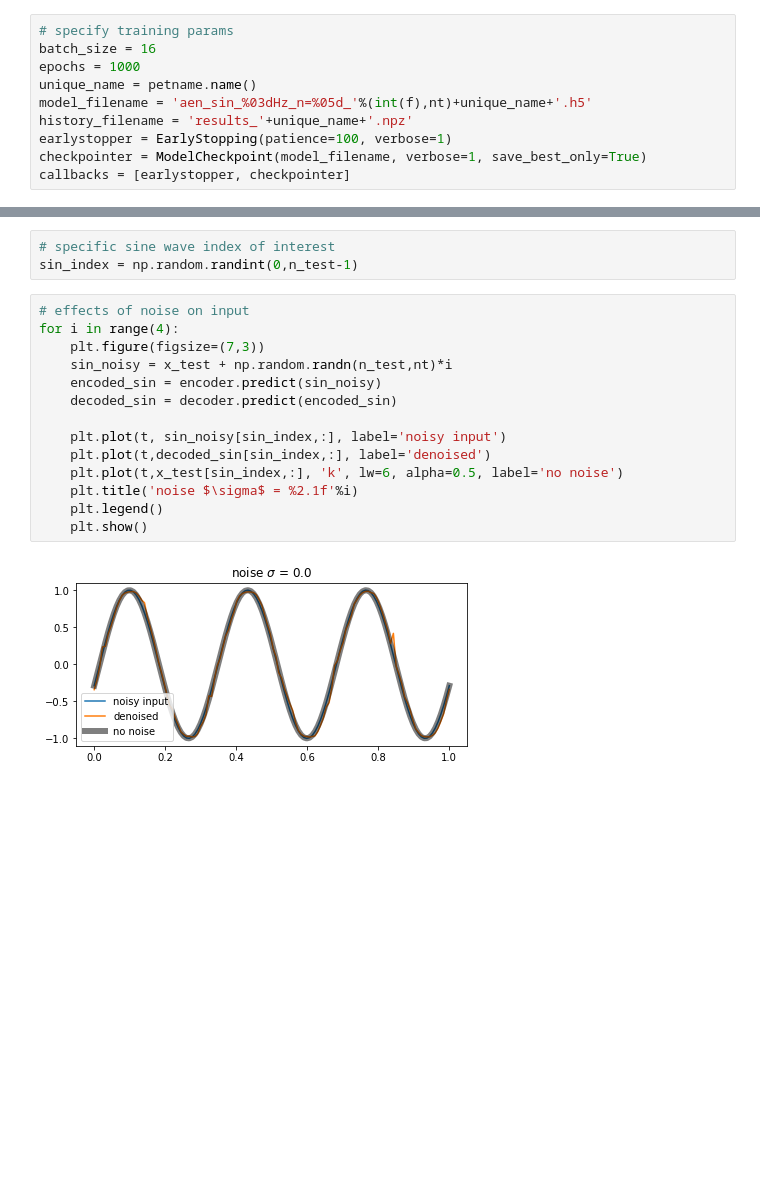
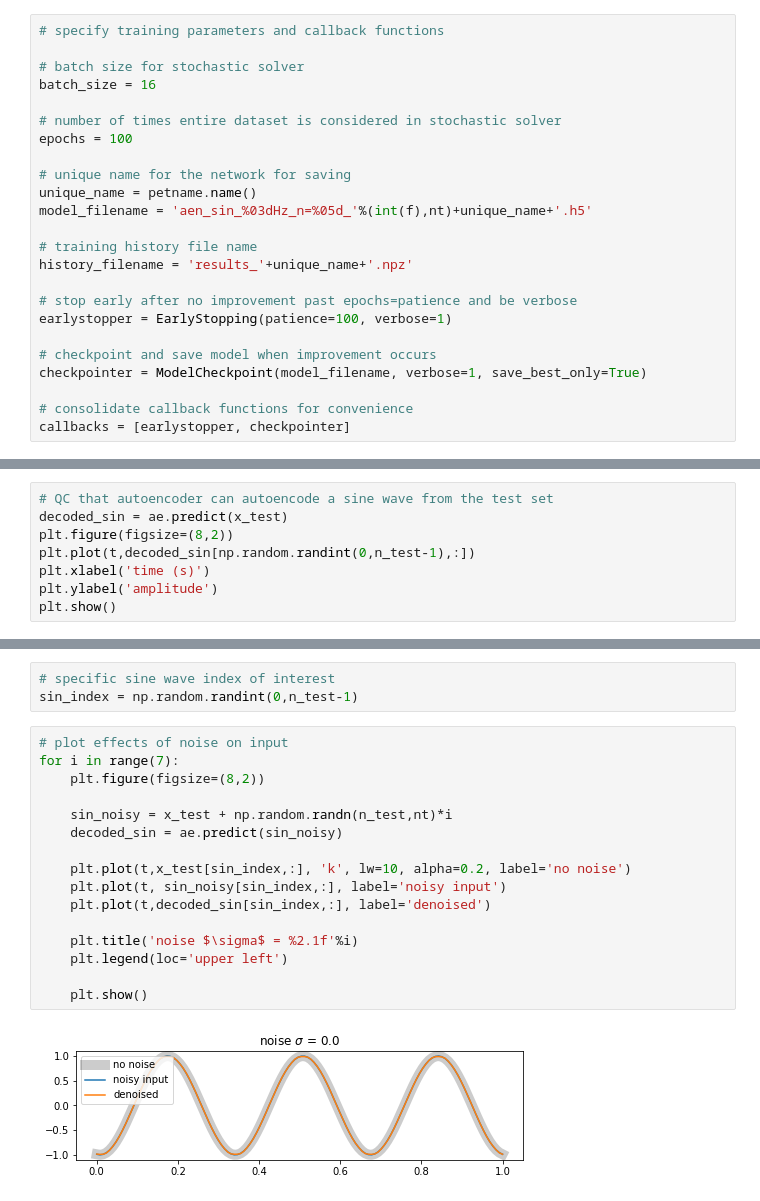
Before and after one commit to MLGeophysics/community, a Jupyter notebook: docs/projects/auto-encoder/how_to_autoencode.ipynb, the cells around one changed output, grey strips where cells are left out. Saved outputs shown, nothing was run; the diff lists cells and outputs as text; blank space fills up the shorter version.

```diff
--- a/docs/projects/auto-encoder/how_to_autoencode.ipynb
+++ b/docs/projects/auto-encoder/how_to_autoencode.ipynb
@@ -129,11 +109,25 @@ ae.compile(optimizer='adam',
 # %%
-# specify training params
+# specify training parameters and callback functions
+
+# batch size for stochastic solver
 batch_size = 16
-epochs = 1000
+
+# number of times entire dataset is considered in stochastic solver
+epochs = 100
+
+# unique name for the network for saving
 unique_name = petname.name()
 model_filename = 'aen_sin_%03dHz_n=%05d_'%(int(f),nt)+unique_name+'.h5'
+
+# training history file name
 history_filename = 'results_'+unique_name+'.npz'
+
+# stop early after no improvement past epochs=patience and be verbose
 earlystopper = EarlyStopping(patience=100, verbose=1)
+
+# checkpoint and save model when improvement occurs
 checkpointer = ModelCheckpoint(model_filename, verbose=1, save_best_only=True)
+
+# consolidate callback functions for convenience
 callbacks = [earlystopper, checkpointer]
 # %%
@@ -190,0 +151,8 @@ plt.show()
+# %%
+# QC that autoencoder can autoencode a sine wave from the test set
+decoded_sin = ae.predict(x_test)
+plt.figure(figsize=(8,2))
+plt.plot(t,decoded_sin[np.random.randint(0,n_test-1),:])
+plt.xlabel('time (s)')
+plt.ylabel('amplitude')
+plt.show()
@@ -192,18 +172,20 @@ plt.show()
 # specific sine wave index of interest
 sin_index = np.random.randint(0,n_test-1)
 # %%
-# effects of noise on input
-for i in range(4):
-    plt.figure(figsize=(7,3))
+# plot effects of noise on input
+for i in range(7):
+    plt.figure(figsize=(8,2))
+
     sin_noisy = x_test + np.random.randn(n_test,nt)*i
-    encoded_sin = encoder.predict(sin_noisy)
-    decoded_sin = decoder.predict(encoded_sin)
+    decoded_sin = ae.predict(sin_noisy)
 
+    plt.plot(t,x_test[sin_index,:], 'k', lw=10, alpha=0.2, label='no noise')
     plt.plot(t, sin_noisy[sin_index,:], label='noisy input')
     plt.plot(t,decoded_sin[sin_index,:], label='denoised')
-    plt.plot(t,x_test[sin_index,:], 'k', lw=6, alpha=0.5, label='no noise')
+
     plt.title('noise $\sigma$ = %2.1f'%i)
-    plt.legend()
+    plt.legend(loc='upper left')
+
     plt.show()
 # %% [output]
-[figure, old version]
+[figure, new version]
```
Also changed, not shown: parts of 20 cells of this notebook.
